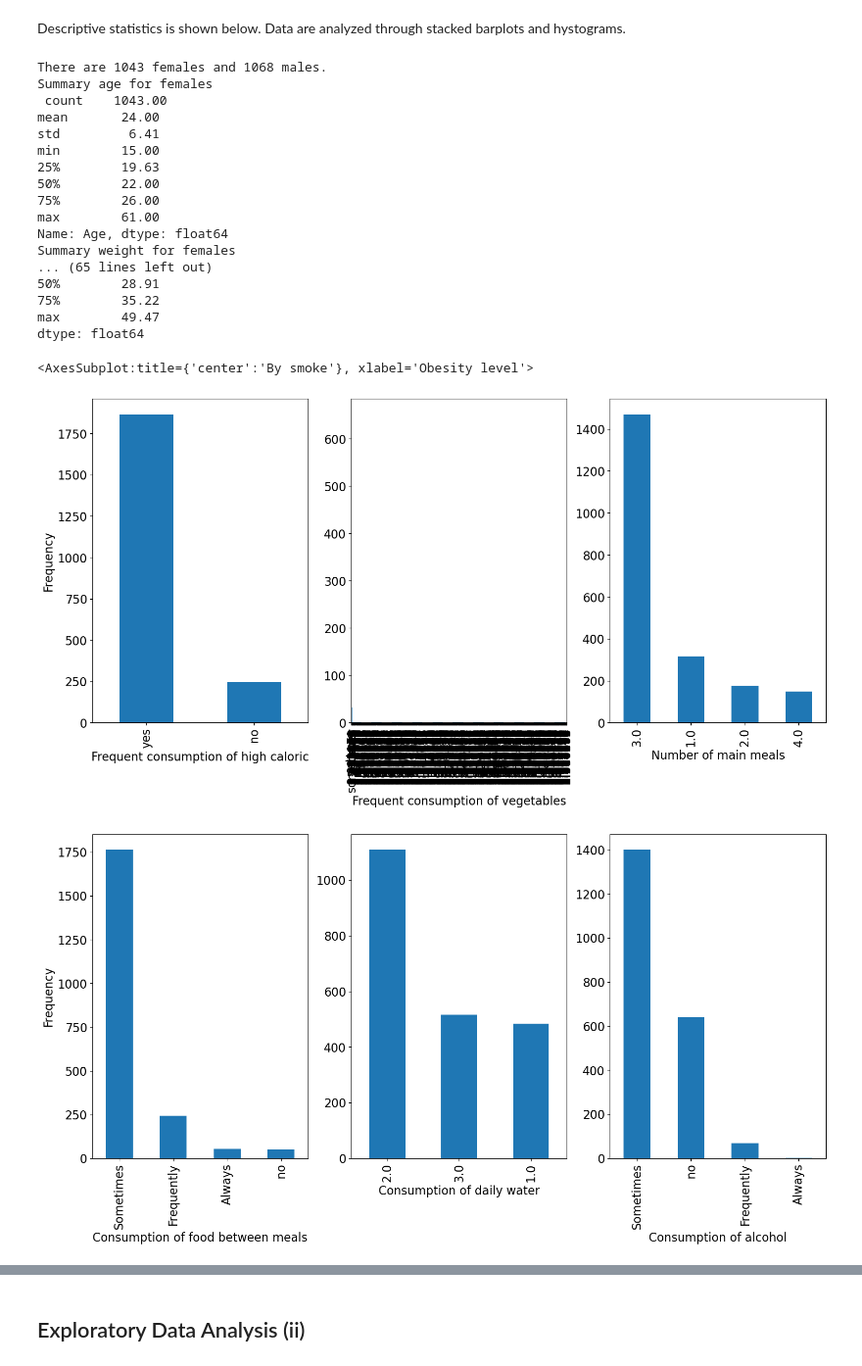
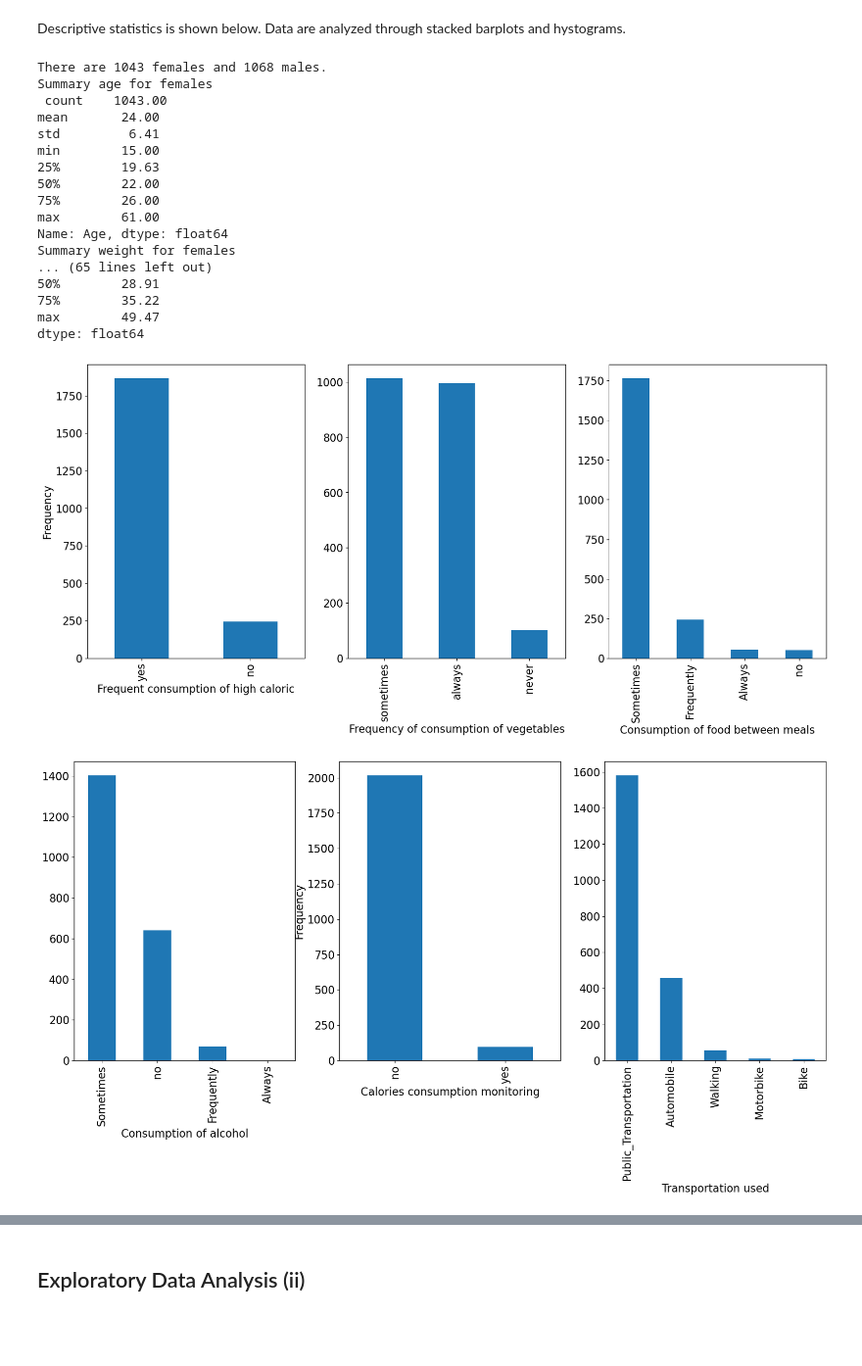
Before and after one commit to wacuna1/MS-AAI-v1, a Jupyter notebook: Project_Probability_Statistics.ipynb, the cells around one changed output, grey strips where cells are left out. Shown at 98% size. Saved outputs shown, nothing was run; the diff lists cells and outputs as text; code cells hidden in the pictures; blank space fills up the shorter version.

Commit message:
Updating Variables and Figures

```diff
--- a/Project_Probability_Statistics.ipynb
+++ b/Project_Probability_Statistics.ipynb
@@ -44,19 +44,17 @@ weight = dataset['Weight'] # weight [kg]
 
 # Eating habits attributes
 FAVC = dataset['FAVC'] # frequent consumption of high caloric food: yes or no
-FCVC = round(dataset['FCVC']) # frequent consumption of vegetables: never, sometimes, always
-label_FCVC = ['never', 'sometimes', 'always'] # label for FCVC corresponding to 1, 2, 3
-FCVC = dataset['FCVC'].replace([1, 2, 3], label_FCVC) # 1, 2, 3 are now subsituted by never, sometimes, and always, respectively.
-NCP = round(dataset['NCP']) # number of main meals: from 1 to 4
+# FCVC: frequency of consumption of vegetables
+FCVC = round(dataset['FCVC']).map({1: 'never', 2: 'sometimes', 3: 'always'}) # 1, 2, 3 are now subsituted by never, sometimes, and always, respectively.
+NCP = dataset['NCP'] # number of main meals: from 1 to 4
 CAEC = dataset['CAEC'] # consumption of food between meals: no, sometimes, frequently, always
-CH2O = round(dataset['CH2O']) # consumption of daily water: from 1 to 3 [l]
+CH2O = dataset['CH2O'] # consumption of daily water: from 1 to 3 [l]
 CALC = dataset['CALC'] # consumption of alcohol: no, sometimes, frequently, always
 # Physical condition attributes
 SCC = dataset['SCC'] # calories consumption monitoring: yes or no
-FAF = round(dataset['FAF']) # physical activity frequency: from 0 to 5 days per week
-TUE = round(dataset['TUE']) # time using technology: from 0 to 5 hours per day
+FAF = dataset['FAF'] # physical activity frequency: from 0 to 5 days per week
+TUE = dataset['TUE'] # time using technology: from 0 to 5 hours per day
 MTRANS = dataset['MTRANS'] # transportation used: automobile, motorbike, bike, public transport, walking
-
 # Other
 family_overweight = dataset['family_history_with_overweight'] # family history with overweight: yes or no
 SMOKE = dataset['SMOKE'] #
@@ -139,60 +137,58 @@ summary_BMIm = BMI_m.describe()
 print('Summary BMI for males \n', round(summary_BMIm, 2))
 
 # Visualization of distrubution of each variable
-fig, (ax1, ax2, ax3) = plt.subplots(1, 3, figsize = (18,8))
+fig, (ax1, ax2, ax3) = plt.subplots(1, 3, figsize = (20,8))
 plt.rcParams['font.size'] = '16'
 FAVC.value_counts().plot(ax = ax1, kind = 'bar', xlabel = 'Frequent consumption of high caloric', ylabel = 'Frequency')
-FCVC.value_counts().plot(ax = ax2, kind = 'bar', xlabel = 'Frequent consumption of vegetables')
-NCP.value_counts().plot(ax = ax3, kind = 'bar', xlabel = 'Number of main meals')
-# fig.suptitle('Distributions of Eating Habits Attributes - First Part', fontsize = 14)
-# plt.savefig('Fig1.jpeg', bbox_inches='tight')
-# plt.show()
+FCVC.value_counts().plot(ax = ax2, kind = 'bar', xlabel = 'Frequency of consumption of vegetables')
+CAEC.value_counts().plot(ax = ax3, kind = 'bar', xlabel = 'Consumption of food between meals')
+plt.savefig('Fig1.jpeg', bbox_inches='tight')
+plt.show()
 
-fig, (ax1, ax2, ax3) = plt.subplots(1, 3, figsize = (18,8))
+fig, (ax1, ax2, ax3) = plt.subplots(1, 3, figsize = (20,8))
 plt.rcParams['font.size'] = '16'
-CAEC.value_counts().plot(ax = ax1, kind = 'bar', xlabel = 'Consumption of food between meals', ylabel = 'Frequency')
-CH2O.value_counts().plot(ax = ax2, kind = 'bar', xlabel = 'Consumption of daily water')
-CALC.value_counts().plot(ax = ax3, kind = 'bar', xlabel = 'Consumption of alcohol')
-# fig.suptitle('Distributions of Eating Habits Attributes - Second Part', fontsize = 14)
-# plt.savefig('Fig1bis.jpeg', bbox_inches='tight')
-# plt.show()
+CALC.value_counts().plot(ax = ax1, kind = 'bar', xlabel = 'Consumption of alcohol')
+SCC.value_counts().plot(ax = ax2, kind = 'bar', xlabel = 'Calories consumption monitoring', ylabel = 'Frequency')
+MTRANS.value_counts().plot(ax = ax3, kind = 'bar', xlabel = 'Transportation used')
+plt.savefig('Fig2.jpeg', bbox_inches='tight')
+plt.show()
 
 fig, (ax1, ax2, ax3, ax4) = plt.subplots(1, 4, figsize = (20,8))
-plt.rcParams['font.size'] = '16'
-SCC.value_counts().plot(ax = ax1, kind = 'bar', xlabel = 'Calories consumption monitoring', ylabel = 'Frequency')
-FAF.value_counts().plot(ax = ax2, kind = 'bar', xlabel = 'Physical activity frequency')
-TUE.value_counts().plot(ax = ax3, kind = 'bar', xlabel = 'Time using technology')
-MTRANS.value_counts().plot(ax = ax4, kind = 'bar', xlabel = 'Transportation used')
-plt.subplots_adjust(wspace = 0.6, hspace = 0.6)
-# fig.suptitle('Distributions of Physical Condition Attributes', fontsize = 14)
-# plt.savefig('Fig2.jpeg', bbox_inches='tight')
-# plt.show()
+ax1.hist(NCP, density = True)
+ax1.set_xlabel('Number of main meals')
+ax2.hist(CH2O, density = True)
+ax2.set_xlabel('Consumption of daily water')
+ax3.hist(FAF, density = True)
+ax3.set_xlabel('Physical activity frequency')
+ax4.hist(TUE, density = True)
+ax4.set_xlabel('Time using technology')
+plt.savefig('Fig3.jpeg', bbox_inches='tight')
+plt.show()
 
 fig, (ax1, ax2, ax3) = plt.subplots(1, 3, figsize = (18,8))
 dataset.groupby(['NObeyesdad', 'Gender']).size().unstack().plot(ax = ax1, kind = 'bar', stacked = True, xlabel = 'Obesity level', ylabel = 'Frequency', title = 'By gender')
 dataset.groupby(['NObeyesdad', 'family_history_with_overweight']).size().unstack().plot(ax = ax2, kind = 'bar', stacked = True, xlabel = 'Obesity level', title = 'By family history with overweight')
 dataset.groupby(['NObeyesdad', 'SMOKE']).size().unstack().plot(ax = ax3, kind = 'bar', stacked = True, xlabel = 'Obesity level', title = 'By smoke')
 # fig.suptitle('Relationships between obesity level and gender, family history and smoke ', fontsize = 14)
-# plt.savefig('Fig3.jpeg', bbox_inches='tight')
-# plt.show()
+plt.savefig('Fig4.jpeg', bbox_inches='tight')
+plt.show()
 # %% [output]
 There are 1043 females and 1068 males.
 Summary age for females
  count    1043.00
 mean       24.00
 std         6.41
 min        15.00
 25%        19.63
 50%        22.00
 75%        26.00
 max        61.00
 Name: Age, dtype: float64
 Summary weight for females
 ... (65 lines left out)
 50%        28.91
 75%        35.22
 max        49.47
 dtype: float64
-<AxesSubplot:title={'center':'By smoke'}, xlabel='Obesity level'>
-[figure, old version]
+[figure, new version]
-[figure, old version]
+[figure, new version]
```
Also changed, not shown: parts of 5 cells of this notebook, 4 other files.
